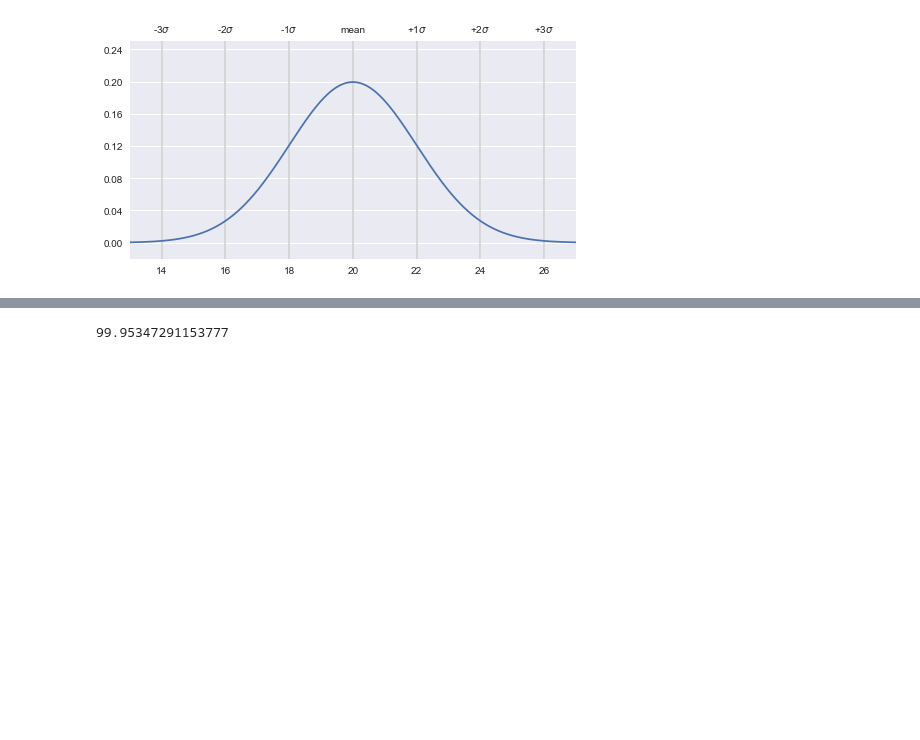
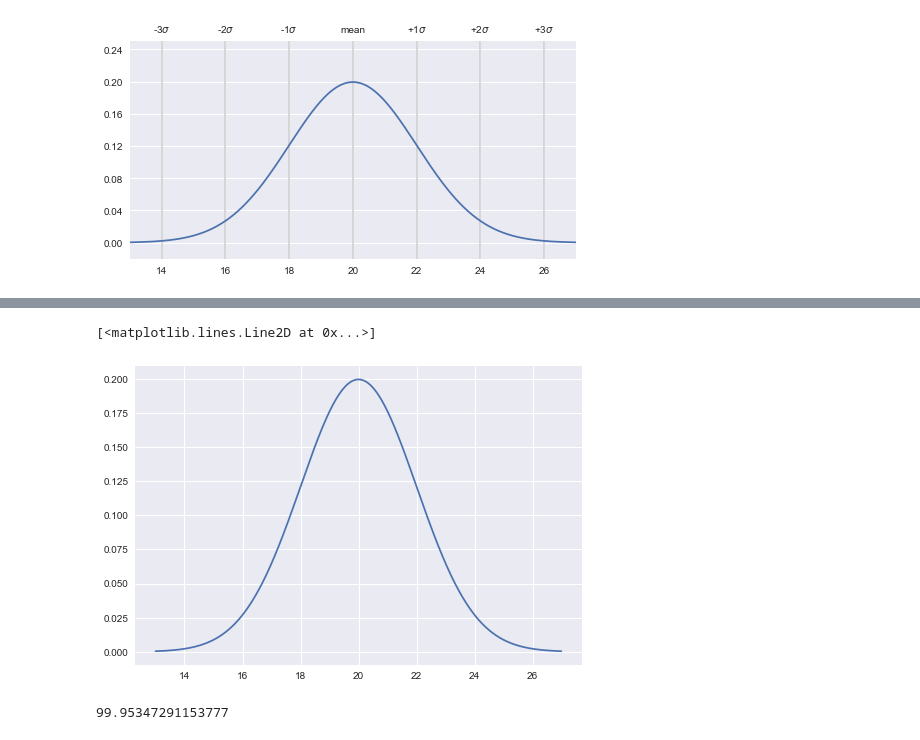
Before and after one commit to bronwencc/python_practice, a Jupyter notebook: hr-statistics-normal-distribution.ipynb, the cells around one changed output, grey strips where cells are left out. Drawn from its saved outputs; the diff is of its cells as text; code cells hidden in the pictures; blank space fills up the shorter version.

```diff
--- a/hr-statistics-normal-distribution.ipynb
+++ b/hr-statistics-normal-distribution.ipynb
@@ -96,3 +139,8 @@ plt.show()
+# %%
+plt.plot(xval,yval)
+# %% [output]
+[<matplotlib.lines.Line2D at 0x...>]
+[figure, added]
 # %%
 #calculate cumulative probability function
 sum(yval) #adding up all values generated for yval with norm.pdf
```
Also changed, not shown: parts of 8 cells of this notebook.
